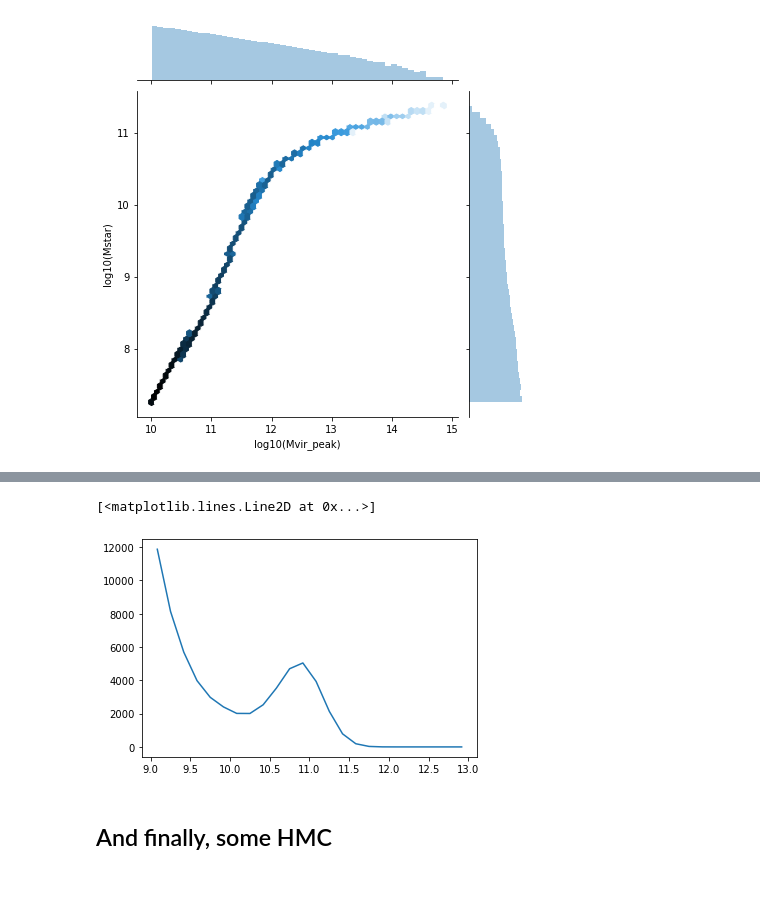
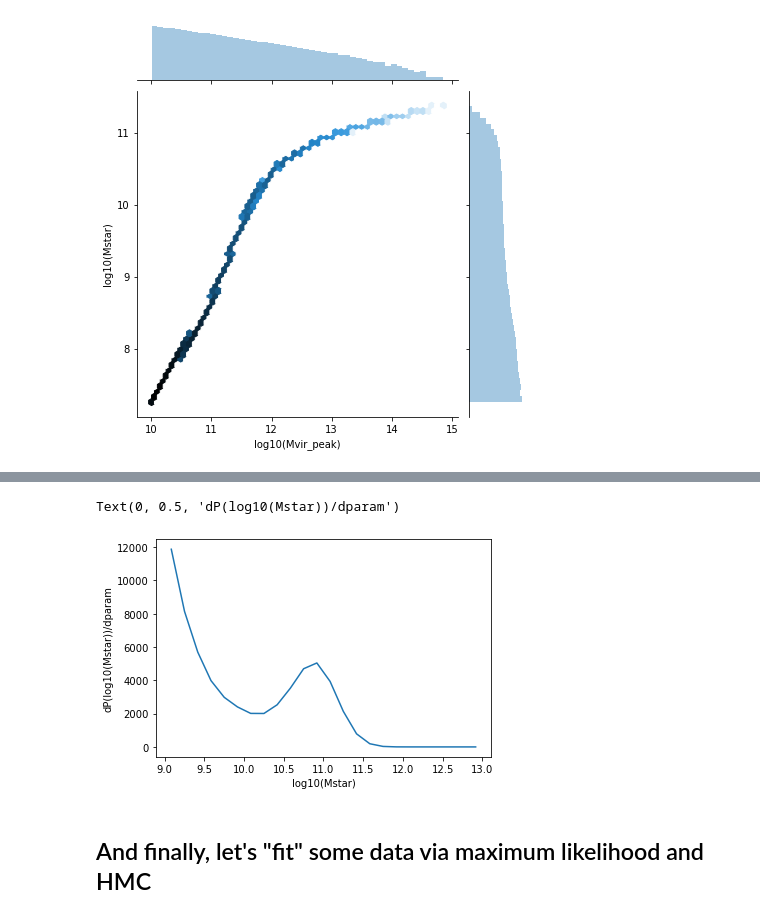
Before and after one commit to ArgonneCPAC/bnlhack19, a Jupyter notebook: notebooks/kernel_hist_end_to_end.ipynb, the cells around one changed output, grey strips where cells are left out. Saved outputs shown, nothing was run; the diff lists cells and outputs as text; code cells hidden in the pictures; blank space fills up the shorter version.

```diff
--- a/notebooks/kernel_hist_end_to_end.ipynb
+++ b/notebooks/kernel_hist_end_to_end.ipynb
@@ -116,8 +121,8 @@ def kernel_hist_with_derivs(log10mstar, log10mstar_jac, bins, sigma):
     n_params = log10mstar_jac.shape[1]
     n_data = log10mstar.shape[0]
 
-    hist = np.zeros(n_bins)
-    hist_jac = np.zeros((n_bins, n_params))
+    hist = np.zeros(n_bins, dtype=np.float64)
+    hist_jac = np.zeros((n_bins, n_params), dtype=np.float64)
 
     sigma_sqrt2 = sigma * math.sqrt(2)
     sigma_sqrt2pi = sigma_sqrt2 * math.sqrt(math.pi)
@@ -149,3 +156,17 @@ def kernel_hist_with_derivs(log10mstar, log10mstar_jac, bins, sigma):
+# %%
+BINS = np.linspace(9, 13, 25)
+LOCS = BINS[:-1] + (BINS[1] - BINS[0])/2
+
+def run_kernel_hist(log10mvir_peak, params):
+    vals, jac = log10mstar_mpeak(
+        log10mvir_peak, params, grad=True)
+    h, jac_h = kernel_hist_with_derivs(
+        vals,
+        jac,
+        BINS,
+        0.2)
+
+    return h, jac_h
 # %% [markdown]
 ## Run on Data!
 # %%
@@ -176,0 +202,4 @@ jg.set_axis_labels('log10(Mvir_peak)', 'log10(Mstar)')
+# %%
+%%time
+
+h, jac_h = run_kernel_hist(np.log10(data['mpeak']), DEFAULT_PARAMS)
@@ -184,11 +217,0 @@ Wall time: 96.5 ms
-# %%
-%%time
-
-bins = np.linspace(9, 13, 25)
-locs = bins[:-1] + (bins[1] - bins[0])/2
-
-h, jac_h = kernel_hist_with_derivs(
-    vals,
-    jac,
-    bins,
-    0.2)
@@ -204,8 +236,10 @@ plt.semilogy(locs, h)
 # %%
 plt.figure()
-plt.plot(locs, jac_h[:, 0])
+plt.plot(LOCS, jac_h[:, 0])
+plt.xlabel('log10(Mstar)')
+plt.ylabel('dP(log10(Mstar))/dparam')
 # %% [output]
-[<matplotlib.lines.Line2D at 0x...>]
+Text(0, 0.5, 'dP(log10(Mstar))/dparam')
-[figure, old version]
+[figure, new version]
 # %% [markdown]
-## And finally, some HMC
+## And finally, let's "fit" some data via maximum likelihood and HMC
```
Also changed, not shown: parts of 29 cells of this notebook.
